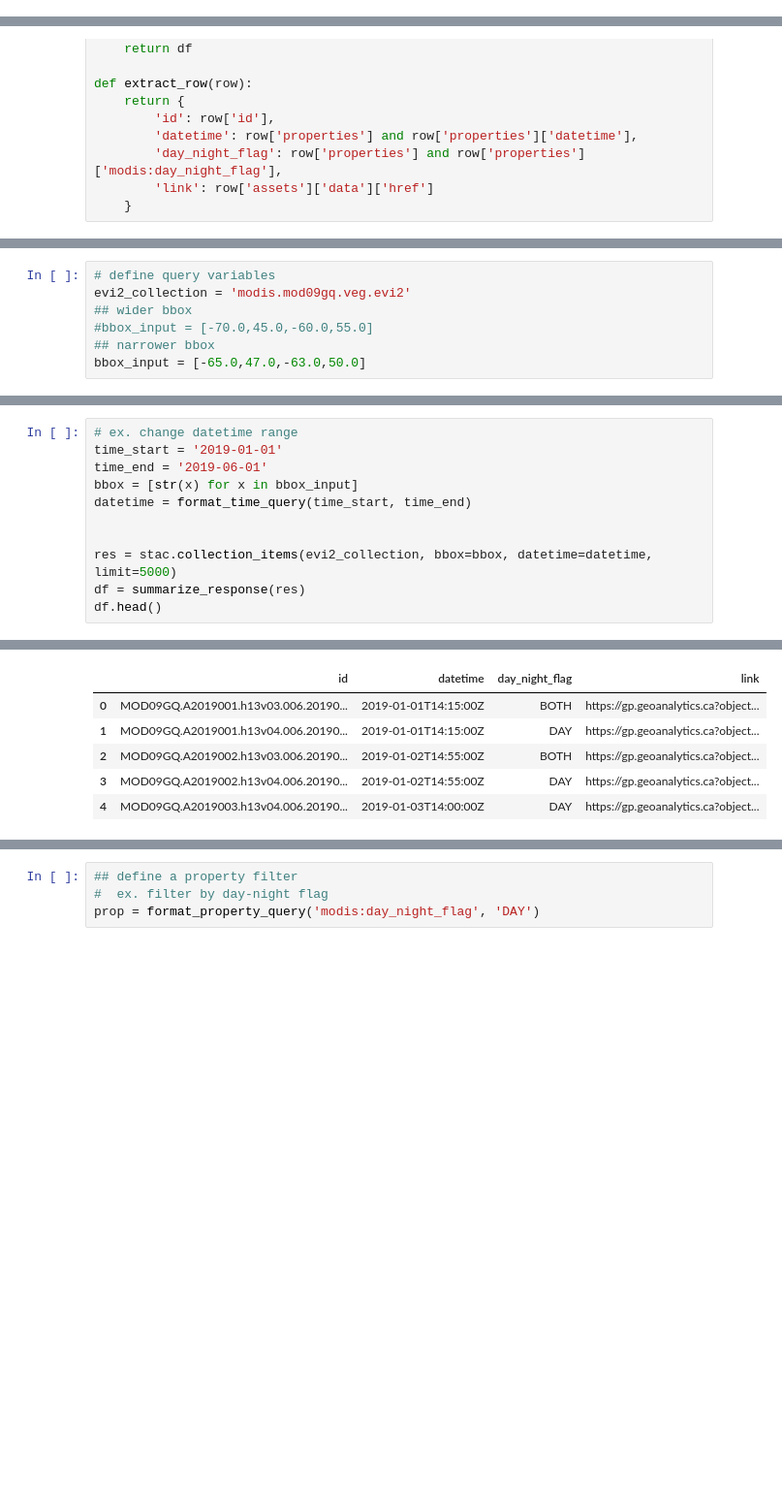
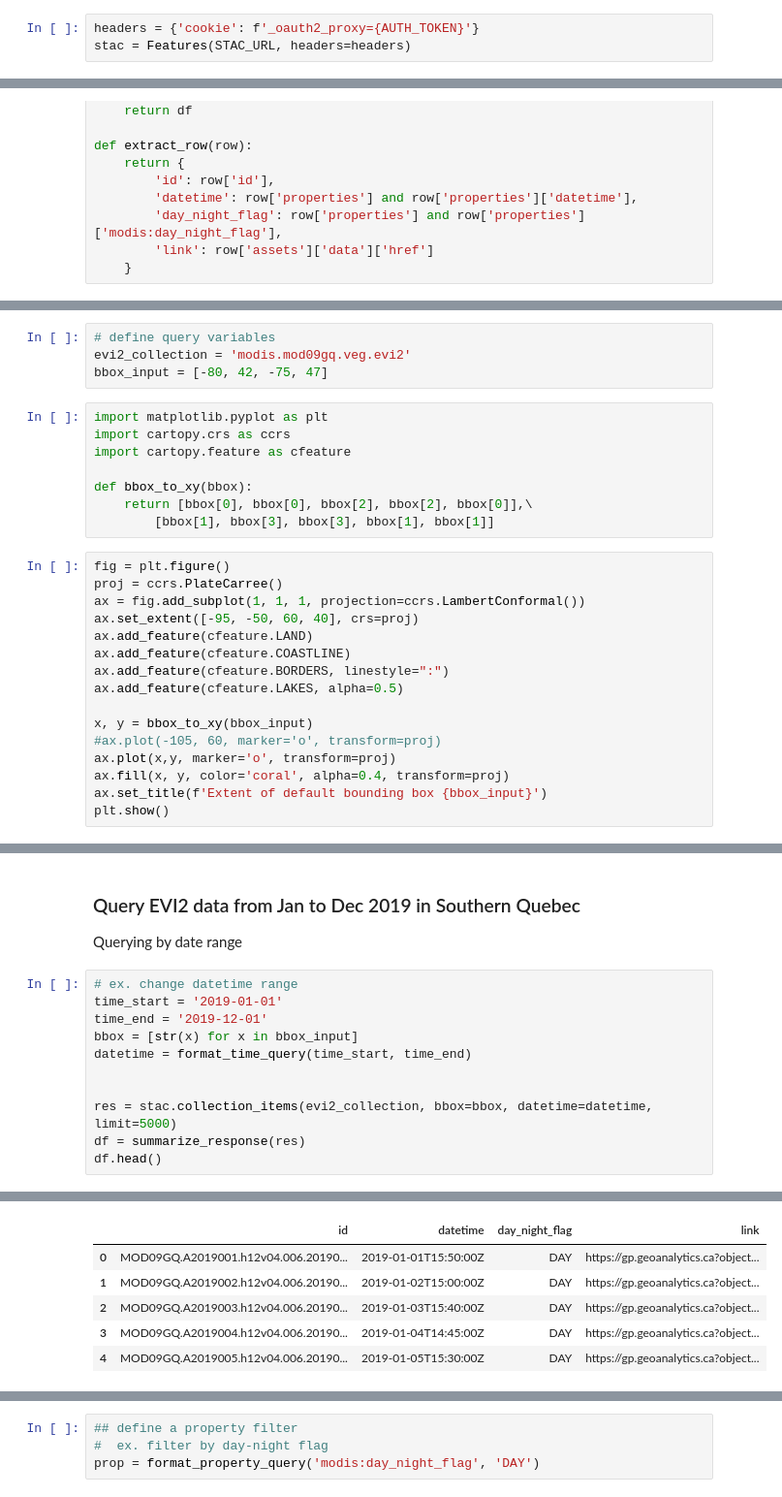
Before and after one commit to geoanalytics-ca/example-notebooks, a Jupyter notebook: stac-owslib-query-example.ipynb, the cells around one changed output, grey strips where cells are left out. Shown: that part at 97% size. Saved outputs shown, nothing was run; the diff lists cells and outputs as text; blank space fills up the shorter version.

```diff
--- a/stac-owslib-query-example.ipynb
+++ b/stac-owslib-query-example.ipynb
@@ -21,3 +23,6 @@ stac = Features(STAC_URL, headers={'cookie': f'_oauth2_proxy={AUTH_TOKEN}'})
+# %%
+headers = {'cookie': f'_oauth2_proxy={AUTH_TOKEN}'}
+stac = Features(STAC_URL, headers=headers)
 # %%
 def format_time_query(start, end):
     if (start is None) or (start == ''):
@@ -51,7 +58,28 @@ def extract_row(row):
 # %%
 # define query variables
 evi2_collection = 'modis.mod09gq.veg.evi2'
-## wider bbox
-#bbox_input = [-70.0,45.0,-60.0,55.0]
-## narrower bbox
-bbox_input = [-65.0,47.0,-63.0,50.0]
+bbox_input = [-80, 42, -75, 47]
+# %%
+import matplotlib.pyplot as plt
+import cartopy.crs as ccrs
+import cartopy.feature as cfeature
+
+def bbox_to_xy(bbox):
+    return [bbox[0], bbox[0], bbox[2], bbox[2], bbox[0]],\
+        [bbox[1], bbox[3], bbox[3], bbox[1], bbox[1]]
+# %%
+fig = plt.figure()
+proj = ccrs.PlateCarree()
+ax = fig.add_subplot(1, 1, 1, projection=ccrs.LambertConformal())
+ax.set_extent([-95, -50, 60, 40], crs=proj)
+ax.add_feature(cfeature.LAND)
+ax.add_feature(cfeature.COASTLINE)
+ax.add_feature(cfeature.BORDERS, linestyle=":")
+ax.add_feature(cfeature.LAKES, alpha=0.5)
+
+x, y = bbox_to_xy(bbox_input)
+#ax.plot(-105, 60, marker='o', transform=proj)
+ax.plot(x,y, marker='o', transform=proj)
+ax.fill(x, y, color='coral', alpha=0.4, transform=proj)
+ax.set_title(f'Extent of default bounding box {bbox_input}')
+plt.show()
@@ -77,7 +109,11 @@ Query returned 3712 points from 2015-01-01T13:55:00Z to 2020-03-08T00:00:00Z
+# %% [markdown]
+### Query EVI2 data from Jan to Dec 2019 in Southern Quebec
+
+Querying by date range
 # %%
 # ex. change datetime range
 time_start = '2019-01-01'
-time_end = '2019-06-01'
+time_end = '2019-12-01'
 bbox = [str(x) for x in bbox_input]
 datetime = format_time_query(time_start, time_end)
 
@@ -90,6 +126,6 @@ Query returned 304 points from 2019-01-01T14:15:00Z to 2019-06-01T14:20:00Z
 |  | id | datetime | day_night_flag | link |
-| 0 | MOD09GQ.A2019001.h13v03.006.20190... | 2019-01-01T14:15:00Z | BOTH | https://gp.geoanalytics.ca?object... |
-| 1 | MOD09GQ.A2019001.h13v04.006.20190... | 2019-01-01T14:15:00Z | DAY | https://gp.geoanalytics.ca?object... |
-| 2 | MOD09GQ.A2019002.h13v03.006.20190... | 2019-01-02T14:55:00Z | BOTH | https://gp.geoanalytics.ca?object... |
-| 3 | MOD09GQ.A2019002.h13v04.006.20190... | 2019-01-02T14:55:00Z | DAY | https://gp.geoanalytics.ca?object... |
-| 4 | MOD09GQ.A2019003.h13v04.006.20190... | 2019-01-03T14:00:00Z | DAY | https://gp.geoanalytics.ca?object... |
+| 0 | MOD09GQ.A2019001.h12v04.006.20190... | 2019-01-01T15:50:00Z | DAY | https://gp.geoanalytics.ca?object... |
+| 1 | MOD09GQ.A2019002.h12v04.006.20190... | 2019-01-02T15:00:00Z | DAY | https://gp.geoanalytics.ca?object... |
+| 2 | MOD09GQ.A2019003.h12v04.006.20190... | 2019-01-03T15:40:00Z | DAY | https://gp.geoanalytics.ca?object... |
+| 3 | MOD09GQ.A2019004.h12v04.006.20190... | 2019-01-04T14:45:00Z | DAY | https://gp.geoanalytics.ca?object... |
+| 4 | MOD09GQ.A2019005.h12v04.006.20190... | 2019-01-05T15:30:00Z | DAY | https://gp.geoanalytics.ca?object... |
```
Also changed, not shown: parts of 11 cells of this notebook, 1 other file.
